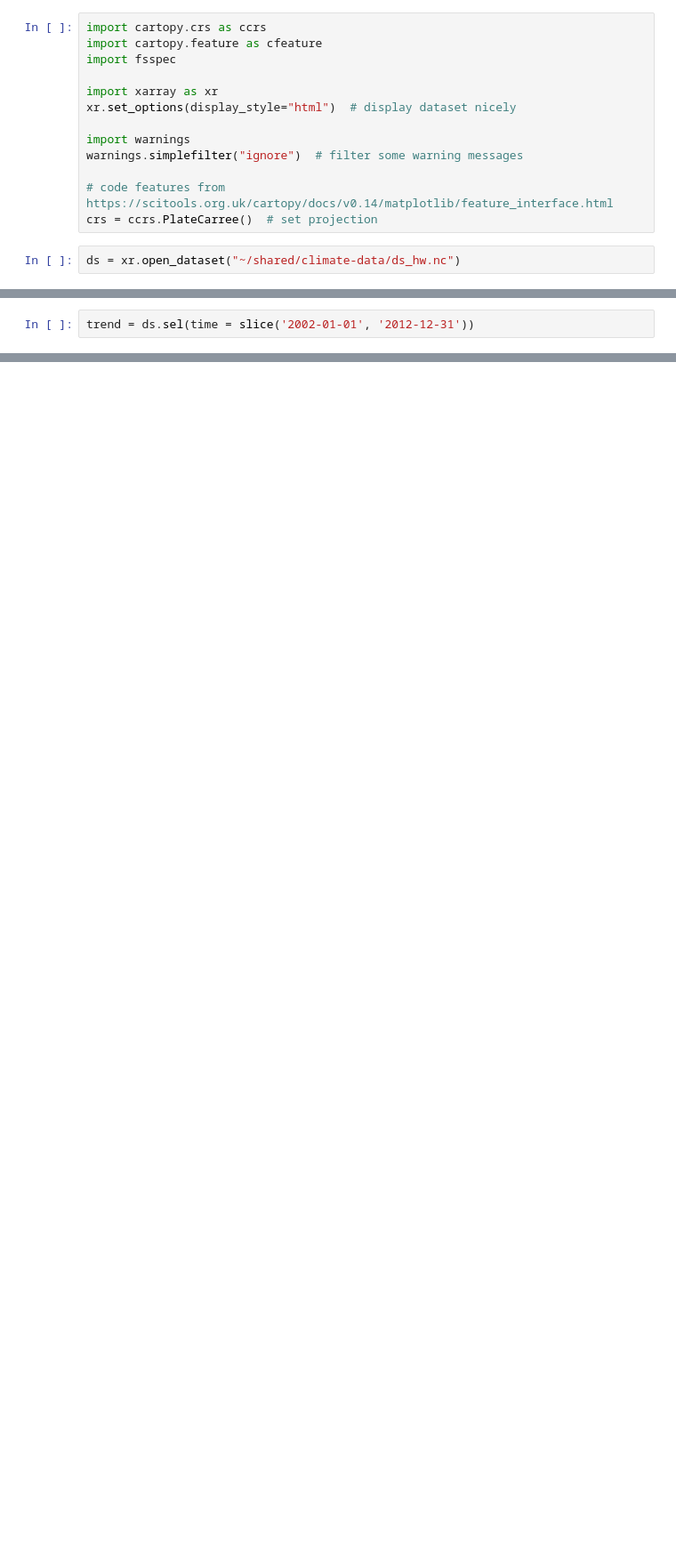
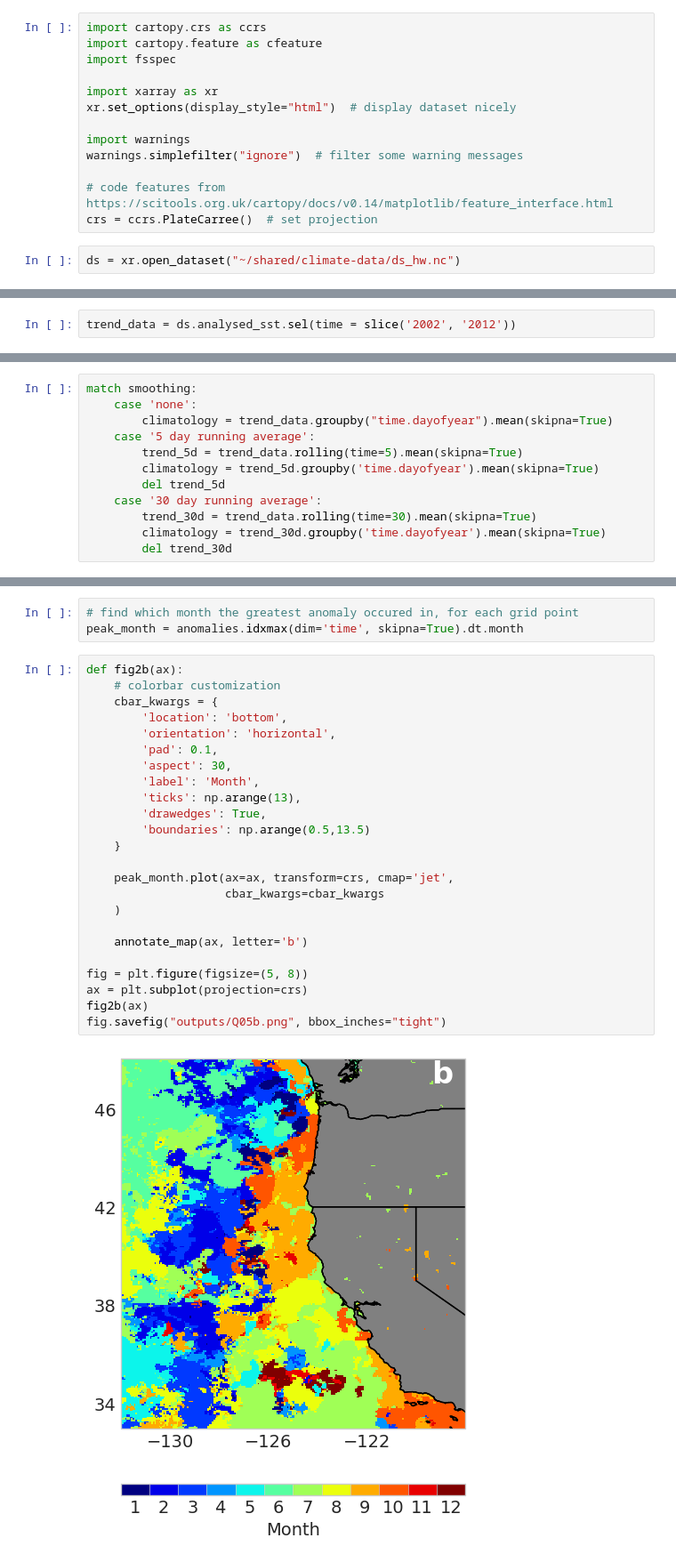
Before and after one commit to UCB-stat-159-s23/hw03-Group27, a Jupyter notebook: climate-Q05.ipynb, the cells around one changed output, grey strips where cells are left out. Shown: that part at 89% size. Drawn from its saved outputs; the diff is of its cells as text; blank space fills up the shorter version.

```diff
--- a/climate-Q05.ipynb
+++ b/climate-Q05.ipynb
@@ -33,2 +37,2 @@ ds = xr.open_dataset("~/shared/climate-data/ds_hw.nc")
 # %%
-trend = ds.sel(time = slice('2002-01-01', '2012-12-31'))
+trend_data = ds.analysed_sst.sel(time = slice('2002', '2012'))
@@ -55,0 +45,12 @@ array([[[290.05157, 290.026  , 290.00433, ..., 288.28137, 288.286  ,
+# %%
+match smoothing:
+    case 'none':
+        climatology = trend_data.groupby("time.dayofyear").mean(skipna=True)
+    case '5 day running average':
+        trend_5d = trend_data.rolling(time=5).mean(skipna=True)
+        climatology = trend_5d.groupby('time.dayofyear').mean(skipna=True)
+        del trend_5d
+    case '30 day running average':
+        trend_30d = trend_data.rolling(time=30).mean(skipna=True)
+        climatology = trend_30d.groupby('time.dayofyear').mean(skipna=True)
+        del trend_30d
@@ -55,0 +133,29 @@ array([[[290.05157, 290.026  , 290.00433, ..., 288.28137, 288.286  ,
+# %%
+# find which month the greatest anomaly occured in, for each grid point
+peak_month = anomalies.idxmax(dim='time', skipna=True).dt.month
+# %%
+def fig2b(ax):
+    # colorbar customization
+    cbar_kwargs = {
+        'location': 'bottom',
+        'orientation': 'horizontal',
+        'pad': 0.1,
+        'aspect': 30,
+        'label': 'Month',
+        'ticks': np.arange(13),
+        'drawedges': True,
+        'boundaries': np.arange(0.5,13.5)
+    }
+
+    peak_month.plot(ax=ax, transform=crs, cmap='jet',
+                    cbar_kwargs=cbar_kwargs
+    )
+
+    annotate_map(ax, letter='b')
+
+fig = plt.figure(figsize=(5, 8))
+ax = plt.subplot(projection=crs)
+fig2b(ax)
+fig.savefig("outputs/Q05b.png", bbox_inches="tight")
+# %% [output]
+[figure, added]
```
Also changed, not shown: parts of 22 cells of this notebook, 4 other files.
